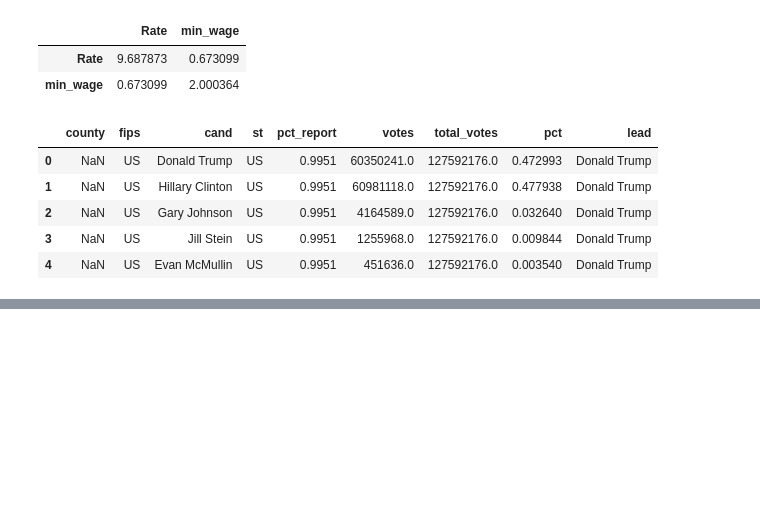
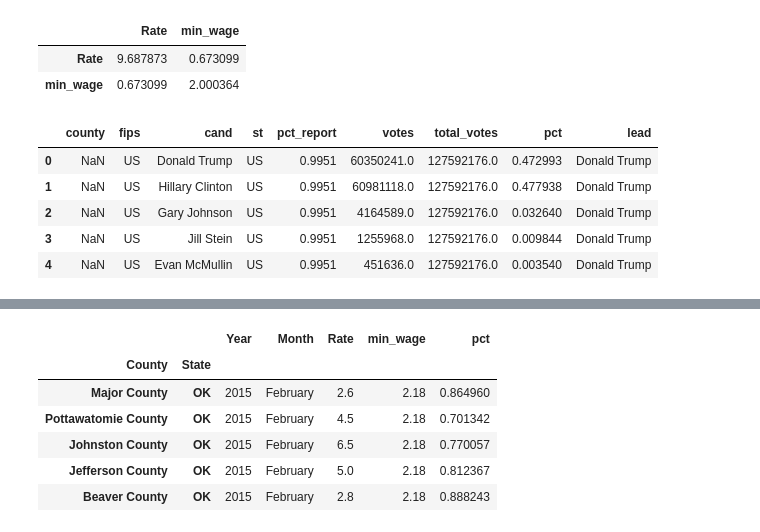
Before and after one commit to SiddheshDaphane/US-Minimum-Wage-by-State-Data-Analysis, a Jupyter notebook: min_wage.ipynb, the cells around one changed output, grey strips where cells are left out. Saved outputs shown, nothing was run; the diff lists cells and outputs as text; code cells hidden in the pictures; blank space fills up the shorter version.

```diff
--- a/min_wage.ipynb
+++ b/min_wage.ipynb
@@ -599,0 +668,2 @@ pres16.head()
+# %%
+county_2015['State'] = county_2015['State'].map(state_abbv_dict)
@@ -599,0 +721,5 @@ pres16.head()
+# %%
+pres16 = pres16[pres16['cand']== "Donald Trump"]
+pres16 = pres16[["pct"]]
+pres16.dropna(inplace=True)
+pres16.head()
@@ -599,0 +734,13 @@ pres16.head()
+# %%
+all_togather = county_2015.merge(pres16, on=["County","State"])
+all_togather.dropna(inplace=True)
+# %%
+all_togather.head()
+# %% [output]
+|  |  | Year | Month | Rate | min_wage | pct |
+| County | State |  |  |  |  |  |
+| Major County | OK | 2015 | February | 2.6 | 2.18 | 0.864960 |
+| Pottawatomie County | OK | 2015 | February | 4.5 | 2.18 | 0.701342 |
+| Johnston County | OK | 2015 | February | 6.5 | 2.18 | 0.770057 |
+| Jefferson County | OK | 2015 | February | 5.0 | 2.18 | 0.812367 |
+| Beaver County | OK | 2015 | February | 2.8 | 2.18 | 0.888243 |
```
Also changed, not shown: parts of 16 cells of this notebook.
